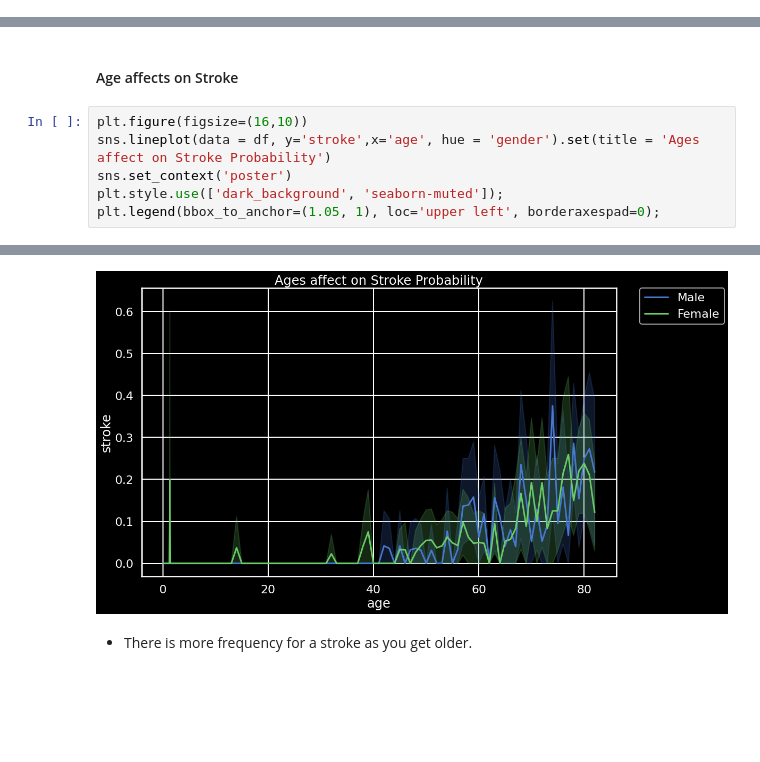
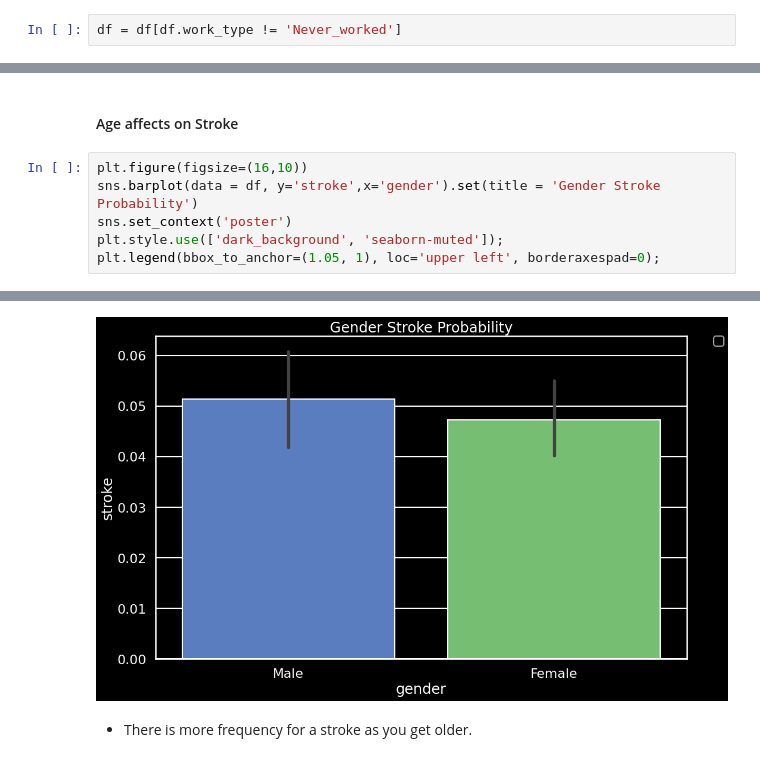
Before and after one commit to Bschreff/Heath-Care-Predictions, a Jupyter notebook: Stroke.ipynb, the cells around one changed output, grey strips where cells are left out. Drawn from its saved outputs; the diff is of its cells as text; blank space fills up the shorter version.

```diff
--- a/Stroke.ipynb
+++ b/Stroke.ipynb
@@ -268,3 +274,5 @@ df[df['gender'] == 'Other']
 # %% [output]
 |  | gender | age | hypertension | heart_disease | ever_married | work_type | Residence_type | ... |
 | id |  |  |  |  |  |  |  | ... |
+# %%
+df = df[df.work_type != 'Never_worked']
@@ -408,7 +421,7 @@ plt.legend(bbox_to_anchor=(1.05, 1), loc='upper left', borderaxespad=0);
 #### Age affects on Stroke
 # %%
 plt.figure(figsize=(16,10))
-sns.lineplot(data = df, y='stroke',x='age', hue = 'gender').set(title = 'Ages affect on Stroke Probability')
+sns.barplot(data = df, y='stroke',x='gender').set(title = 'Gender Stroke Probability')
 sns.set_context('poster')
 plt.style.use(['dark_background', 'seaborn-muted']);
 plt.legend(bbox_to_anchor=(1.05, 1), loc='upper left', borderaxespad=0);
@@ -416,4 +430,4 @@ plt.legend(bbox_to_anchor=(1.05, 1), loc='upper left', borderaxespad=0);
-[figure, old version]
+[figure, new version]
 # %% [markdown]
   - There is more frequency for a stroke as you get older.
 # %% [markdown]
```
Also changed, not shown: parts of 73 cells of this notebook.
